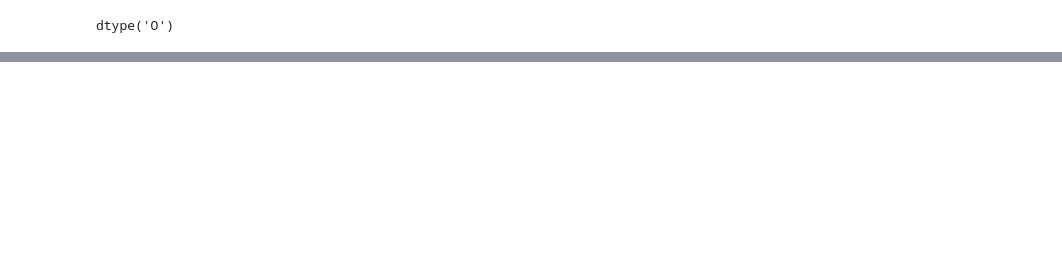
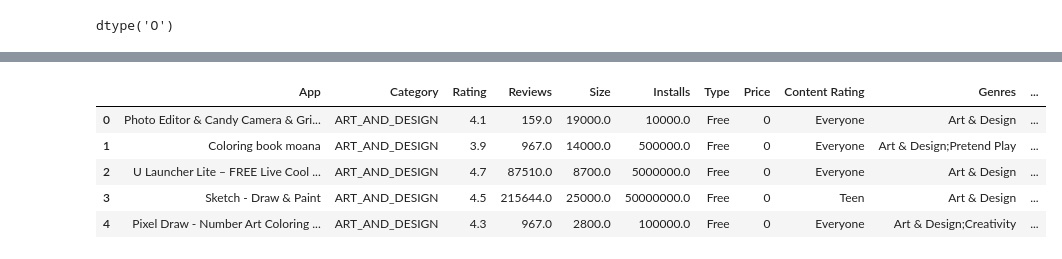
Before and after one commit to Navachetank/playstore_app_analysis, a Jupyter notebook: analysis.ipynb, the cells around one changed output, grey strips where cells are left out. Cells and saved outputs as stored; diff of their text form; code cells hidden in the pictures; blank space fills up the shorter version.

```diff
--- a/analysis.ipynb
+++ b/analysis.ipynb
@@ -185,3 +169,7 @@ dtype: int64
 df['App'].isnull().sum()
 # %% [output]
 0
+# %%
+# dropna (it will remove all null values PERMANENTALY)
+
+df.dropna(inplace=True)
@@ -456,3 +349,0 @@ def reviews(x):
-# %%
-# we need to APPLY function to that specific column
-df['Reviews']=df['Reviews'].apply(reviews)
@@ -475,0 +371,21 @@ dtype: object
+# %%
+# Installs field is currently stored as string and has values like 1,000,000+.
+# Treat 1,000,000+ as 1,000,000
+# remove ‘+’, ‘,’ from the field, convert it to integer
+
+def Installs_col_processing(x):
+    x=x.replace('+','')
+    x=x.replace(',','')
+    x=float(x)
+    return x
+# %%
+df['Installs']=df['Installs'].apply(Installs_col_processing)
+# %%
+df.head()
+# %% [output]
+|  | App | Category | Rating | Reviews | Size | Installs | Type | Price | Content Rating | Genres | ... |
+| 0 | Photo Editor & Candy Camera & Gri... | ART_AND_DESIGN | 4.1 | 159.0 | 19000.0 | 10000.0 | Free | 0 | Everyone | Art & Design | ... |
+| 1 | Coloring book moana | ART_AND_DESIGN | 3.9 | 967.0 | 14000.0 | 500000.0 | Free | 0 | Everyone | Art & Design;Pretend Play | ... |
+| 2 | U Launcher Lite – FREE Live Cool ... | ART_AND_DESIGN | 4.7 | 87510.0 | 8700.0 | 5000000.0 | Free | 0 | Everyone | Art & Design | ... |
+| 3 | Sketch - Draw & Paint | ART_AND_DESIGN | 4.5 | 215644.0 | 25000.0 | 50000000.0 | Free | 0 | Teen | Art & Design | ... |
+| 4 | Pixel Draw - Number Art Coloring ... | ART_AND_DESIGN | 4.3 | 967.0 | 2800.0 | 100000.0 | Free | 0 | Everyone | Art & Design;Creativity | ... |
```
Also changed, not shown: parts of 50 cells of this notebook, 2 other files.
